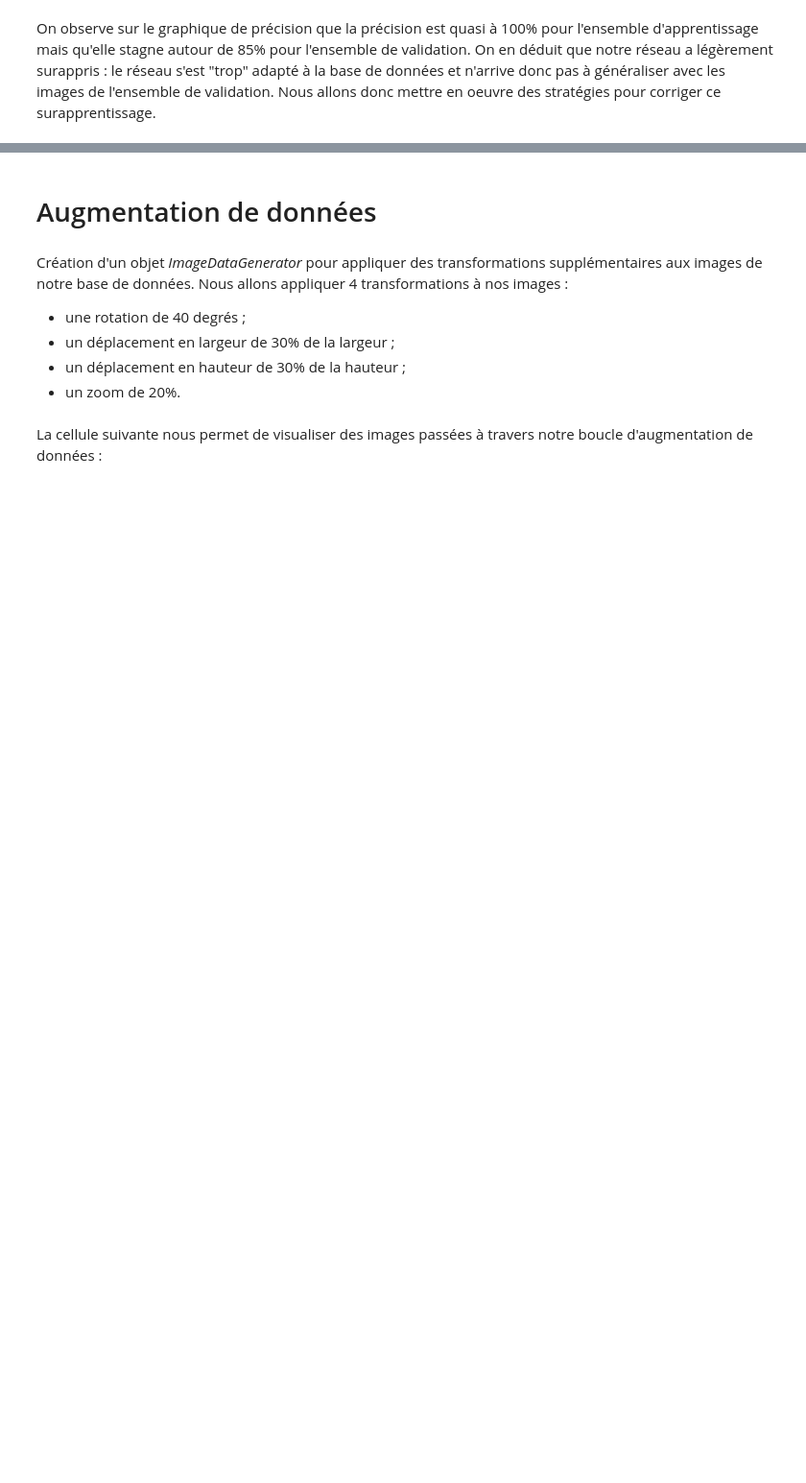
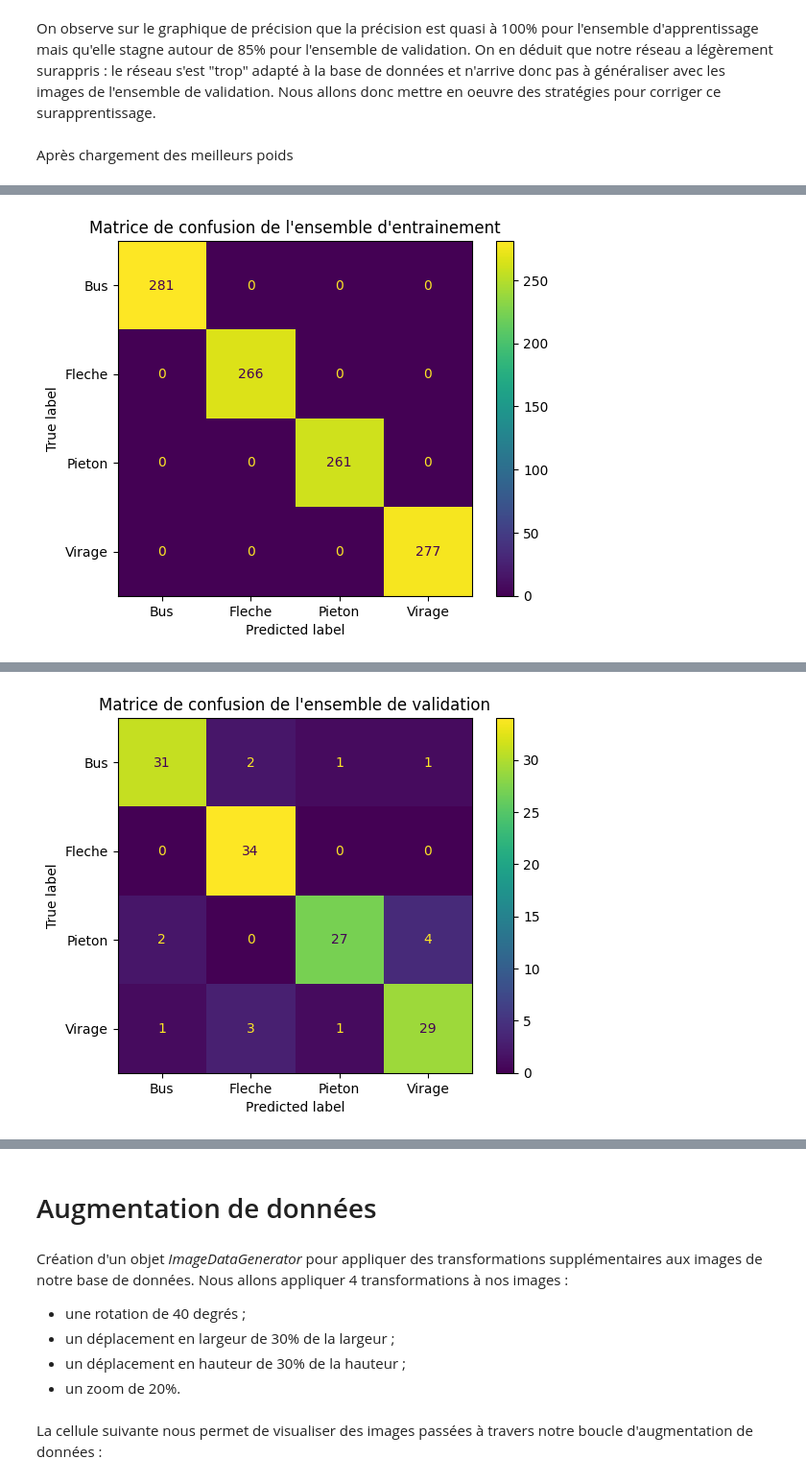
Before and after one commit to aichabenna/DeepLearning, a Jupyter notebook: Projet.ipynb, the cells around one changed output, grey strips where cells are left out. Shown: that part at 96% size. Saved outputs shown, nothing was run; the diff lists cells and outputs as text; code cells hidden in the pictures; blank space fills up the shorter version.

Commit message:
notebook après la séance du 11 mai

```diff
--- a/Projet.ipynb
+++ b/Projet.ipynb
@@ -216,2 +256,30 @@ plot_training_analysis()
 # %% [markdown]
 On observe sur  le graphique de précision que la précision est quasi à 100% pour l'ensemble d'apprentissage mais qu'elle stagne autour de 85% pour l'ensemble de validation. On en déduit que notre réseau a légèrement surappris : le réseau s'est "trop" adapté à la base de données et n'arrive donc pas à généraliser avec les images de l'ensemble de validation. Nous allons donc mettre en oeuvre des stratégies pour corriger ce surapprentissage.
+# %% [markdown]
+Après chargement des meilleurs poids
+# %%
+#Matrice de confusion de l'ensemble d'entrainement
+model.load_weights('tmp/best_weights')
+y_train_pred = model.predict(x_train)
+cm_train = metrics.confusion_matrix(y_train, np.expand_dims(np.argmax(y_train_pred, axis=1),1))
+cm_display_train = metrics.ConfusionMatrixDisplay(confusion_matrix = cm_train, display_labels = labels)
+cm_display_train.plot()
+plt.title("Matrice de confusion de l'ensemble d'entrainement")
+plt.show()
+
+#Matrice de confusion de l'ensemble de validation
+y_val_pred = model.predict(x_val)
+cm_val = metrics.confusion_matrix(y_val, np.expand_dims(np.argmax(y_val_pred, axis=1),1))
+cm_display_val = metrics.ConfusionMatrixDisplay(confusion_matrix = cm_val, display_labels = labels)
+cm_display_val.plot()
+plt.title("Matrice de confusion de l'ensemble de validation")
+plt.show()
+
+#Matrice de confusion de l'ensemble de test
+y_test_pred = model.predict(x_test)
+cm_test = metrics.confusion_matrix(y_test, np.expand_dims(np.argmax(y_test_pred, axis=1),1))
+cm_display_test = metrics.ConfusionMatrixDisplay(confusion_matrix = cm_test, display_labels = labels)
+cm_display_test.plot()
+plt.title("Matrice de confusion de l'ensemble de test")
+plt.show()
+# %% [output]
@@ -217,0 +287 @@ On observe sur  le graphique de précision que la précision est quasi à 100% p
+[figure, added]
@@ -217,0 +289 @@ On observe sur  le graphique de précision que la précision est quasi à 100% p
+[figure, added]
```
Also changed, not shown: parts of 21 cells of this notebook.
